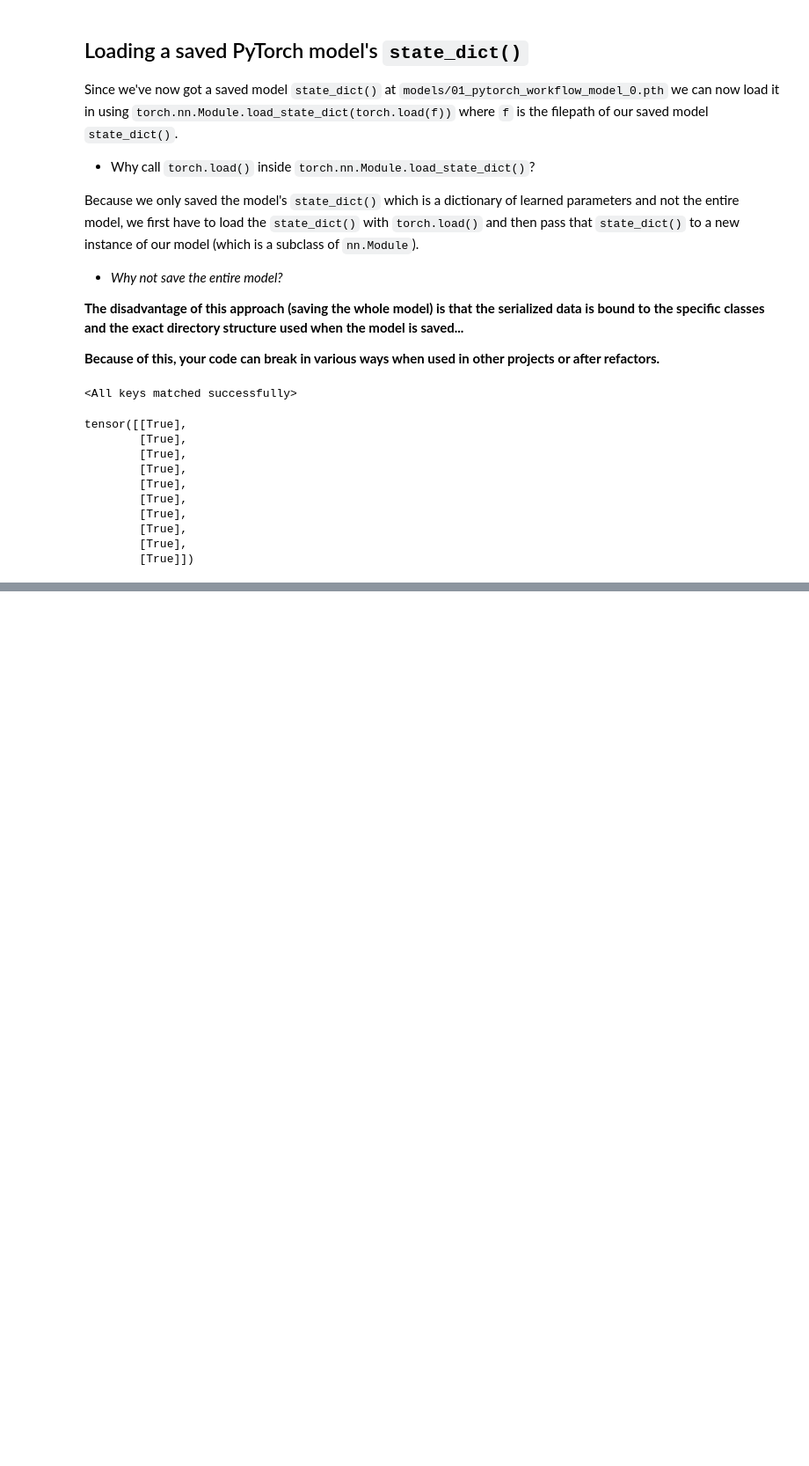
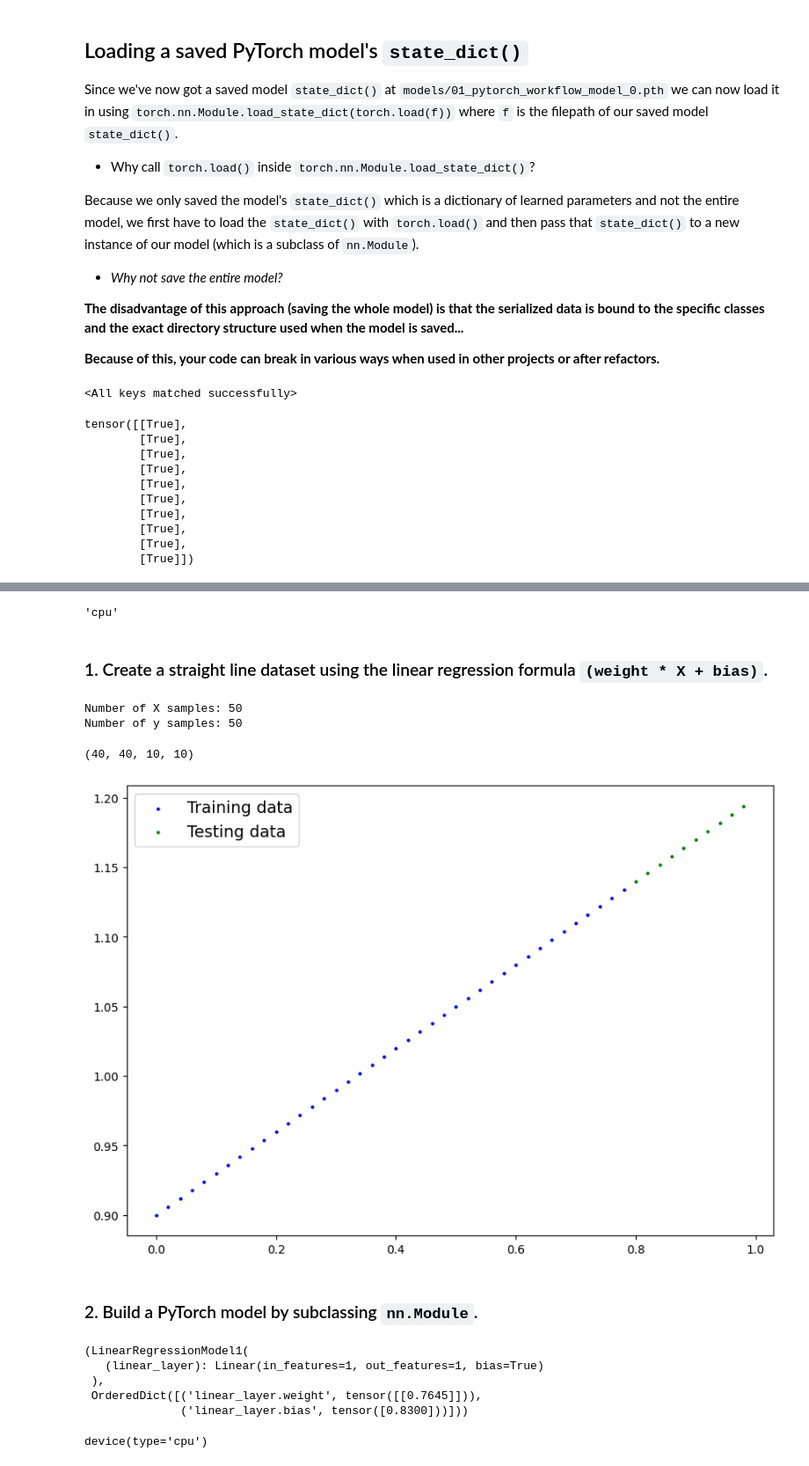
Before and after one commit to SiddheshDaphane/Deep_Learning_With_PyTorch, a Jupyter notebook: 01_PyTorch_Workflow_Fundamentals.ipynb, the cells around one changed output, grey strips where cells are left out. Shown at 88% size. Saved outputs shown, nothing was run; the diff lists cells and outputs as text; code cells hidden in the pictures; blank space fills up the shorter version.

```diff
--- a/01_PyTorch_Workflow_Fundamentals.ipynb
+++ b/01_PyTorch_Workflow_Fundamentals.ipynb
@@ -370,0 +675,53 @@ tensor([[True],
+# %%
+device = "cuda" if torch.cuda.is_available() else "cpu"
+device
+# %% [output]
+'cpu'
+# %% [markdown]
+### 1. Create a straight line dataset using the linear regression formula `(weight * X + bias)`.
+# %%
+weight = 0.3
+bias = 0.9
+
+start = 0
+end = 1
+step = 0.02
+
+X = torch.arange(start,end,step).unsqueeze(dim=1)
+y = weight * X + bias
+
+print(f"Number of X samples: {len(X)}")
+print(f"Number of y samples: {len(y)}")
+# %% [output]
+Number of X samples: 50
+Number of y samples: 50
+# %%
+train_split = int(0.8 * len(X))
+X_train, y_train = X[:train_split], y[:train_split]
+X_test, y_test = X[train_split:], y[train_split:]
+
+len(X_train), len(y_train), len(X_test), len(y_test)
+# %% [output]
+(40, 40, 10, 10)
+# %%
+def plot_predictions(train_data = X_train,
+                     train_label = y_train,
+                     test_data = X_test,
+                     test_label = y_test,
+                     predictions=None):
+
+  plt.figure(figsize=(10,7))
+
+  plt.scatter(train_data, train_label, c='b', s=4, label="Training data")
+  plt.scatter(test_data, test_label, c='g', s=4, label="Testing data")
+
+  if predictions is not None:
+    plt.scatter(test_data, predictions, c='r', s=4, label="predictions")
+
+  plt.legend(prop = {"size":14})
+
+plot_predictions()
+# %% [output]
+[figure, added]
+# %% [markdown]
+### 2. Build a PyTorch model by subclassing `nn.Module`.
@@ -370,0 +737,14 @@ tensor([[True],
+# %%
+torch.manual_seed(42)
+model_01 = LinearRegressionModel1()
+model_01, model_01.state_dict()
+# %% [output]
+(LinearRegressionModel1(
+   (linear_layer): Linear(in_features=1, out_features=1, bias=True)
+ ),
+ OrderedDict([('linear_layer.weight', tensor([[0.7645]])),
+              ('linear_layer.bias', tensor([0.8300]))]))
+# %%
+next(model_01.parameters()).device
+# %% [output]
+device(type='cpu')
```
Also changed, not shown: parts of 46 cells of this notebook.
